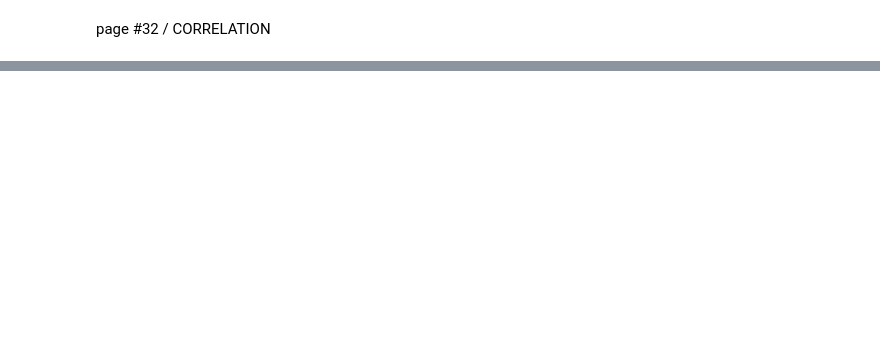
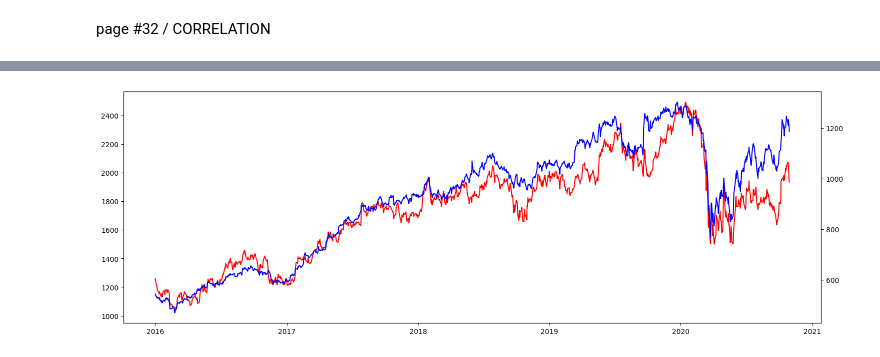
Before and after one commit to Romuldavid/Pair_Traiding, a Jupyter notebook: 3_pt.ipynb, the cells around one changed output, grey strips where cells are left out. Saved outputs shown, nothing was run; the diff lists cells and outputs as text; code cells hidden in the pictures; blank space fills up the shorter version.

```diff
--- a/3_pt.ipynb
+++ b/3_pt.ipynb
@@ -326,2 +324,14 @@ TypeError: rolling() got an unexpected keyword argument 'min_period'
 # %% [markdown]
 page #32 / CORRELATION
+# %%
+from scipy.stats import pearsonr
+from numpy import mean
+from numpy import std
+
+data = yf.download('HDFC.NS', start="2016-01-01", end="2020-10-30")
+data1 = yf.download('HDFCBANK.NS', start="2016-01-01", end="2020-10-30")
+corr = pearsonr(data['Close'], data1['Close'])
+print (corr)
+
+print('HDFC: mean = %.3f stdv = %.3f' %(mean(data['Close']), std(data['Close'])))
+print('HDFCBANK: mean = %.3f stdv = %.3f' %(mean(data1['Close']), std(data1['Close'])))
@@ -327,0 +350,8 @@ page #32 / CORRELATION
+# %%
+fig,ax = plt.subplots(figsize=(18,6))
+ax.plot(data['Close'], color="red")
+ax2=ax.twinx()
+ax2.plot(data1['Close'],color="blue")
+plt.show()
+# %% [output]
+[figure, added]
```
Also changed, not shown: parts of 8 cells of this notebook.
